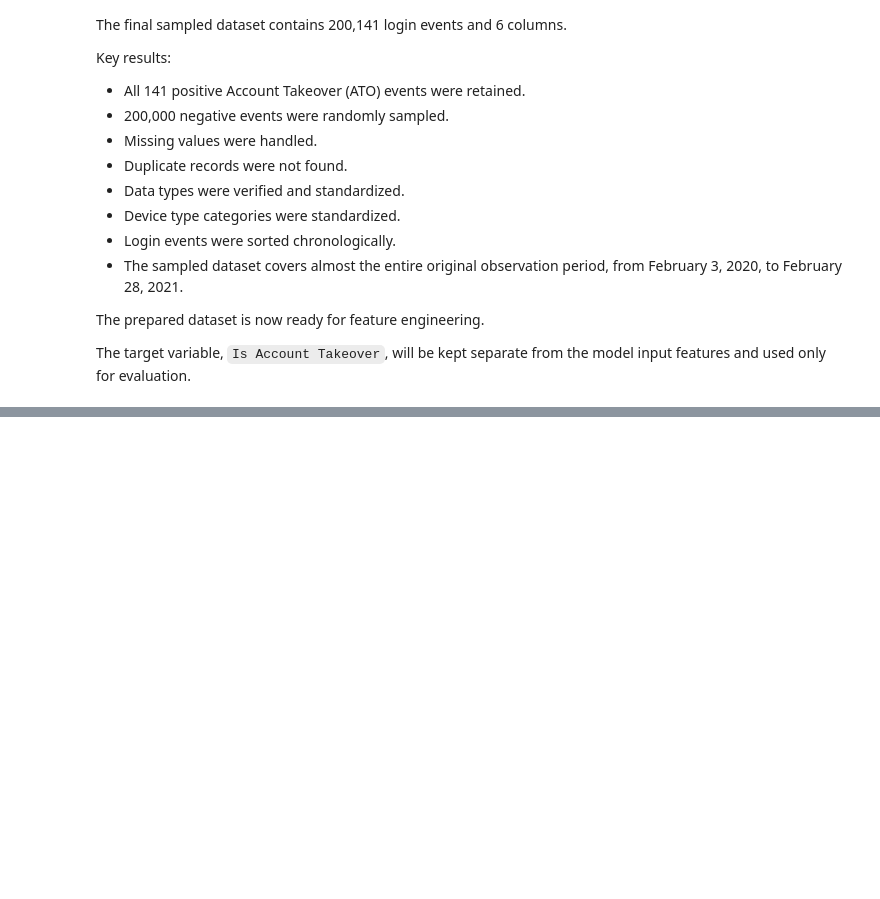
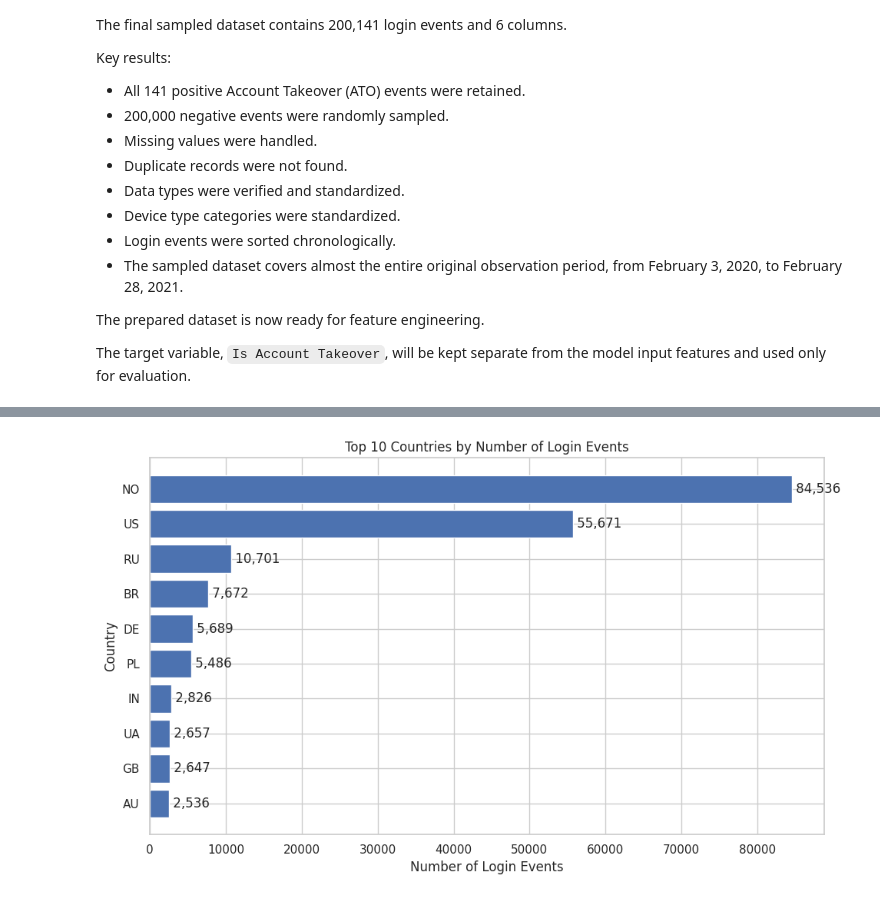
Before and after one commit to MiyukiMol/user-behavior-anomaly-detection, a Jupyter notebook: 02_unsupervised_anomaly_detection.ipynb, the cells around one changed output, grey strips where cells are left out. Cells and saved outputs as stored; diff of their text form; code cells hidden in the pictures; blank space fills up the shorter version.

```diff
--- a/02_unsupervised_anomaly_detection.ipynb
+++ b/02_unsupervised_anomaly_detection.ipynb
@@ -1011,0 +1169,27 @@ The target variable, `Is Account Takeover`, will be kept separate from the model
+# %%
+# Count login events by country
+country_counts = df["Country"].value_counts()
+
+# Select the top 10 countries
+top_10_countries = country_counts.head(10)
+
+# Create a horizontal bar chart
+plt.figure(figsize=(10, 6))
+
+plt.barh(
+    top_10_countries.index[::-1],
+    top_10_countries.values[::-1]
+)
+
+plt.title("Top 10 Countries by Number of Login Events")
+plt.xlabel("Number of Login Events")
+plt.ylabel("Country")
+
+# Display values next to each bar
+for i, value in enumerate(top_10_countries.values[::-1]):
+    plt.text(value, i, f" {value:,}", va="center")
+
+plt.tight_layout()
+plt.show()
+# %% [output]
+[figure, added]
```
Also changed, not shown: parts of 29 cells of this notebook.
